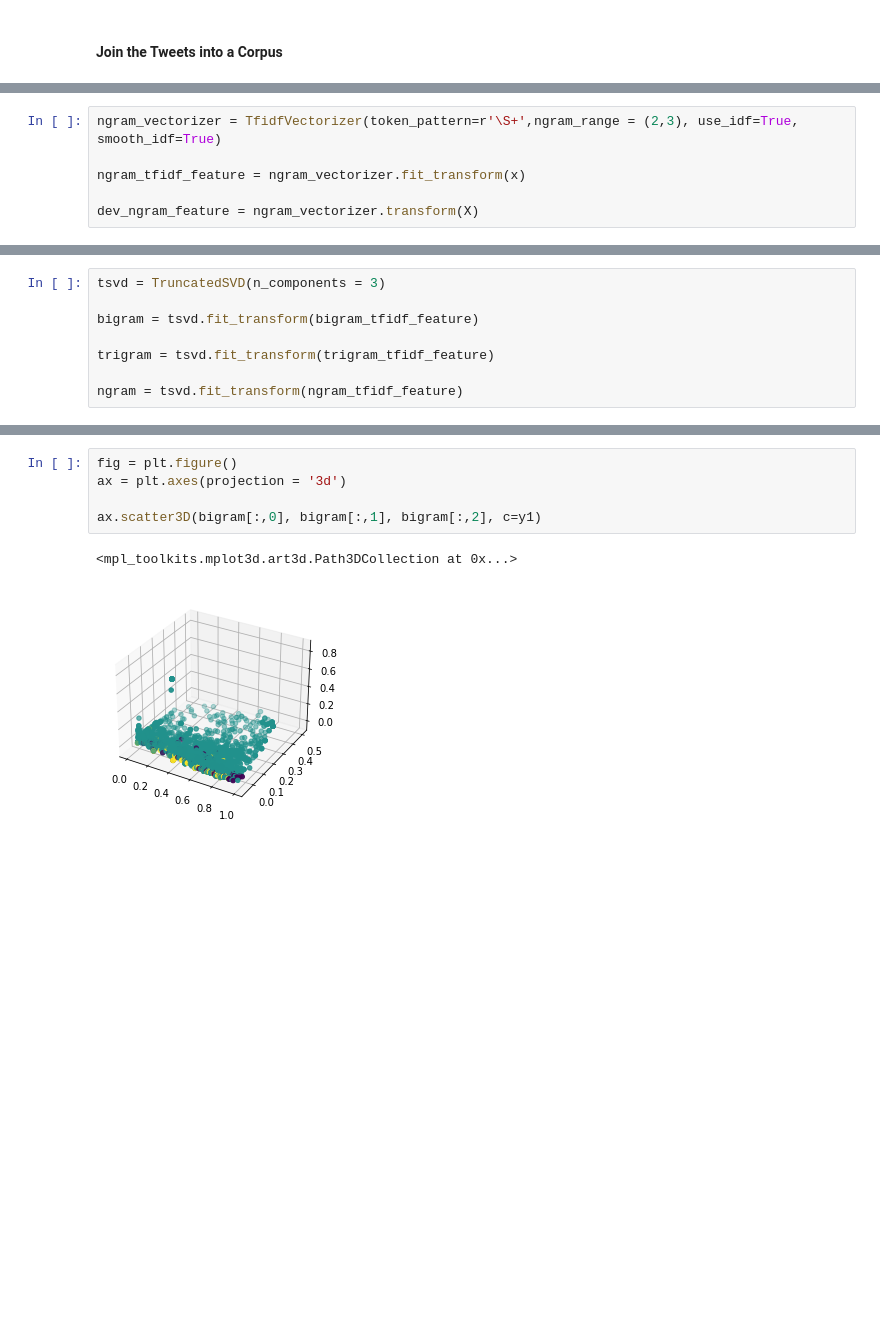
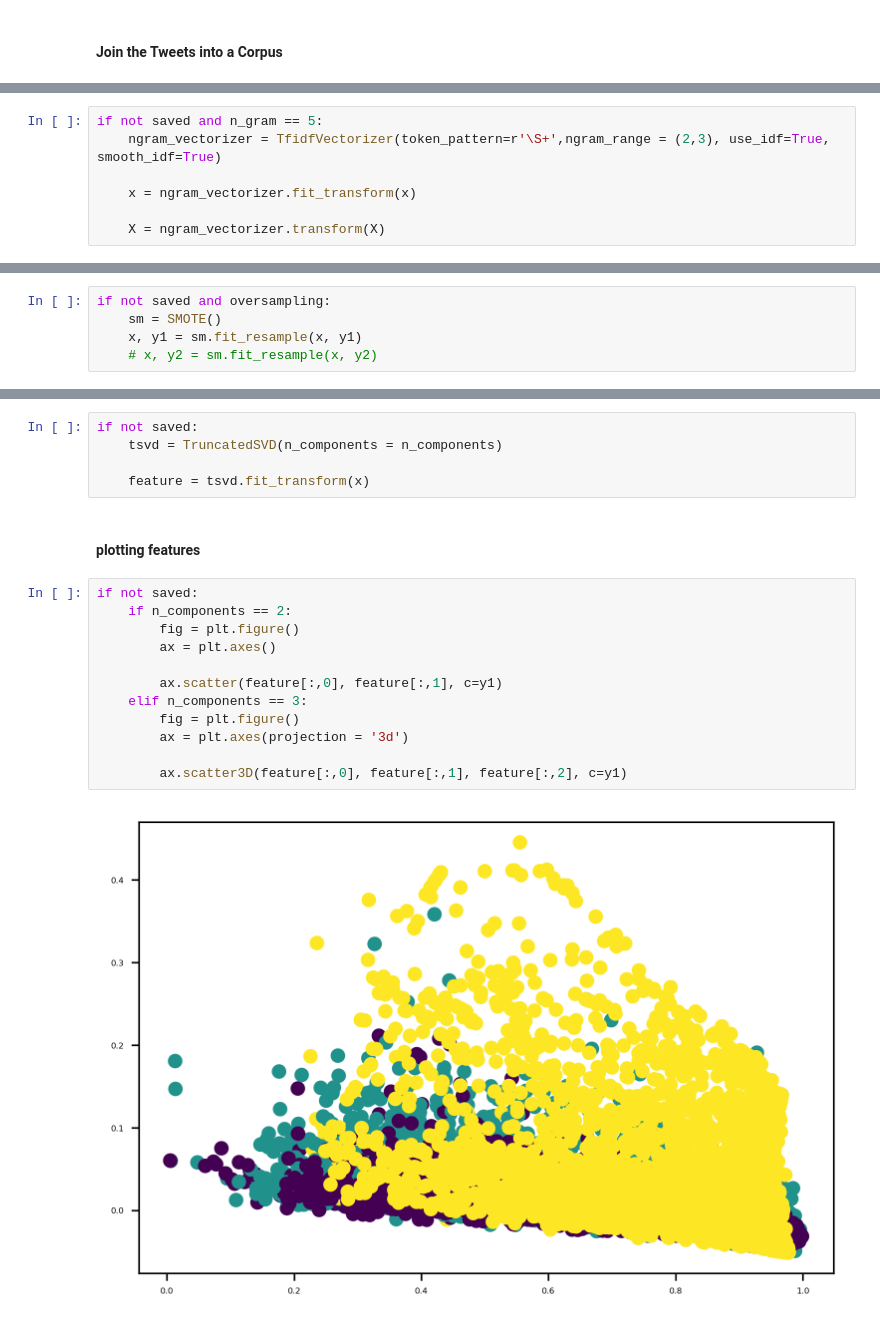
Before and after one commit to EssamWisam/Sentiment-Classification-Arabic-COVID-Tweets, a Jupyter notebook: 2-FeatureExtraction/TF-IDF/TF-IDF.ipynb, the cells around one changed output, grey strips where cells are left out. Saved outputs shown, nothing was run; the diff lists cells and outputs as text; blank space fills up the shorter version.

```diff
--- a/2-FeatureExtraction/TF-IDF/TF-IDF.ipynb
+++ b/2-FeatureExtraction/TF-IDF/TF-IDF.ipynb
@@ -36,6 +78,7 @@ dev_trigram_feature = trigram_vectorizer.transform(X)
 # %%
-ngram_vectorizer = TfidfVectorizer(token_pattern=r'\S+',ngram_range = (2,3), use_idf=True, smooth_idf=True)
+if not saved and n_gram == 5:
+    ngram_vectorizer = TfidfVectorizer(token_pattern=r'\S+',ngram_range = (2,3), use_idf=True, smooth_idf=True)
 
-ngram_tfidf_feature = ngram_vectorizer.fit_transform(x)
+    x = ngram_vectorizer.fit_transform(x)
 
-dev_ngram_feature = ngram_vectorizer.transform(X)
+    X = ngram_vectorizer.transform(X)
@@ -54,8 +85,5 @@ print(ngram_tfidf_feature.shape)
-# %%
-tsvd = TruncatedSVD(n_components = 3)
-
-bigram = tsvd.fit_transform(bigram_tfidf_feature)
-
-trigram = tsvd.fit_transform(trigram_tfidf_feature)
-
-ngram = tsvd.fit_transform(ngram_tfidf_feature)
+# %%
+if not saved and oversampling:
+    sm = SMOTE()
+    x, y1 = sm.fit_resample(x, y1)
+    # x, y2 = sm.fit_resample(x, y2)
@@ -62,8 +105,21 @@ ngram = tsvd.fit_transform(ngram_tfidf_feature)
+# %%
+if not saved:
+    tsvd = TruncatedSVD(n_components = n_components)
+
+    feature = tsvd.fit_transform(x)
+# %% [markdown]
+#### plotting features
 # %%
-fig = plt.figure()
-ax = plt.axes(projection = '3d')
+if not saved:
+    if n_components == 2:
+        fig = plt.figure()
+        ax = plt.axes()
 
-ax.scatter3D(bigram[:,0], bigram[:,1], bigram[:,2], c=y1)
+        ax.scatter(feature[:,0], feature[:,1], c=y1)
+    elif n_components == 3:
+        fig = plt.figure()
+        ax = plt.axes(projection = '3d')
+
+        ax.scatter3D(feature[:,0], feature[:,1], feature[:,2], c=y1)
 # %% [output]
-<mpl_toolkits.mplot3d.art3d.Path3DCollection at 0x...>
-[figure, old version]
+[figure, new version]
```
Also changed, not shown: parts of 24 cells of this notebook, 12 other files.
